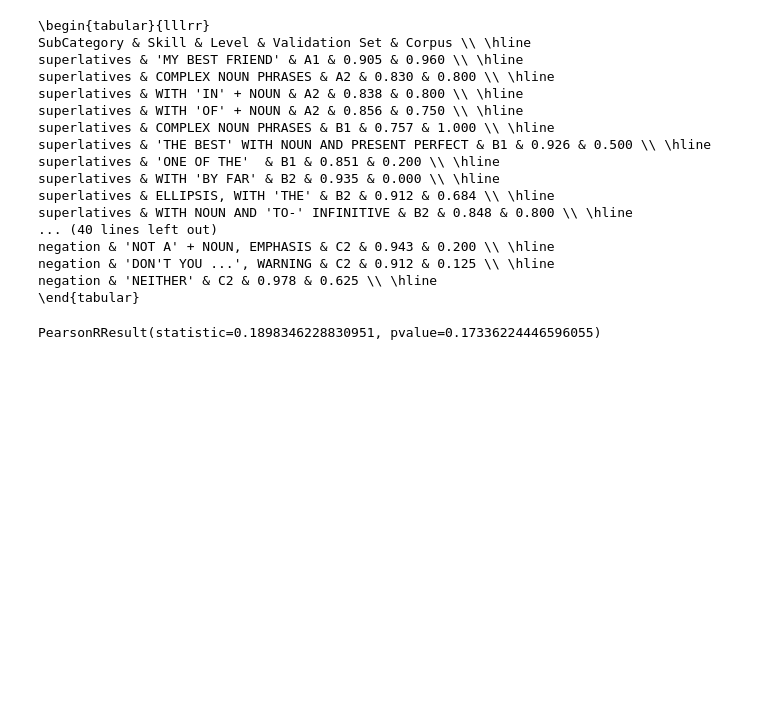
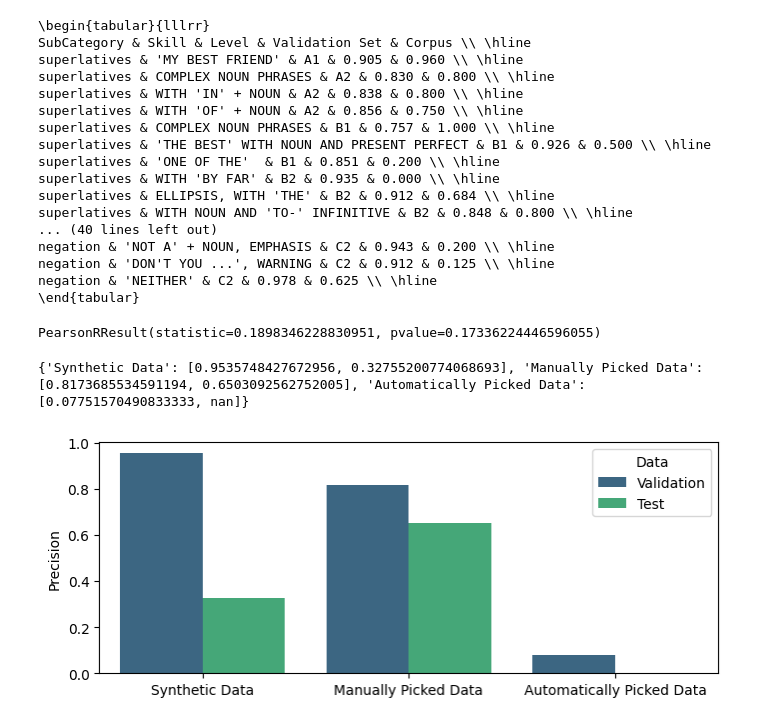
Before and after one commit to shivster2000/grammarctg, a Jupyter notebook: experiments/010_detection_synthetic.ipynb, the cells around one changed output. Cells and saved outputs as stored; diff of their text form; code cells hidden in the pictures; blank space fills up the shorter version.

Commit message:
update result figure

```diff
--- a/experiments/010_detection_synthetic.ipynb
+++ b/experiments/010_detection_synthetic.ipynb
@@ -37,7 +30,7 @@ item_nrs = helpers.get_existing_classifiers('corpus_training')
 num_tries = 3
 model_dir = 'synthetic_training'
 metrics_path = "../data/detection/synthetic_training_metrics.json"
-synthetic_dataset = '../data/egp_gpt35.json'
+synthetic_dataset = '../data/detection/egp_gpt35.json'
 
 output_path = '../data/detection/synthetic_unseen.json'
 # %% [markdown]
@@ -132,8 +125,8 @@ approaches = {
     "Synthetic Data": {"metrics_file": metrics_path,
                  "codings_file": output_path},
     "Manually Picked Data": {"metrics_file": "../data/detection/manual_training_metrics.json",
-              "codings_file": '../data/corpus_validation_hits.json'},
-    "Automatically Picked Data": {"metrics_file": "../data/auto_training.json"}
+              "codings_file": '../data/detection/corpus_validation_hits.json'},
+    "Automatically Picked Data": {"metrics_file": "../data/detection/auto_training.json"}
 }
 
 for name, approach in approaches.items():
@@ -272,3 +262,24 @@ df = pd.DataFrame({'Validation Set': [m['precision'] for m in metrics.values()],
 pearsonr(df['Validation Set'], df['Corpus'])
 # %% [output]
 PearsonRResult(statistic=0.1898346228830951, pvalue=0.17336224446596055)
+# %%
+print(dat)
+# %% [output]
+{'Synthetic Data': [0.9535748427672956, 0.32755200774068693], 'Manually Picked Data': [0.8173685534591194, 0.6503092562752005], 'Automatically Picked Data': [0.07751570490833333, nan]}
+# %%
+dat = {name: [np.mean(approach['validation']), np.mean(approach['test'])] for i, (name, approach) in enumerate(approaches.items())}
+df = pd.DataFrame(dat, index=['Validation', 'Test']).T.reset_index().rename(columns={'index': 'Strategy'})
+df_melted = df.melt(id_vars='Strategy', var_name='Data', value_name='Precision')
+
+plt.figure(figsize=(8, 3))
+sns.barplot(data=df_melted, x='Strategy', y='Precision', hue='Data', palette='viridis')
+
+plt.title('')
+plt.xlabel('')
+plt.ylabel('Precision')
+
+
+plt.savefig("../results/detection_simple.pdf", bbox_inches="tight")
+plt.show()
+# %% [output]
+[figure, added]
```
Also changed, not shown: parts of 2 cells of this notebook, 3 other files.
